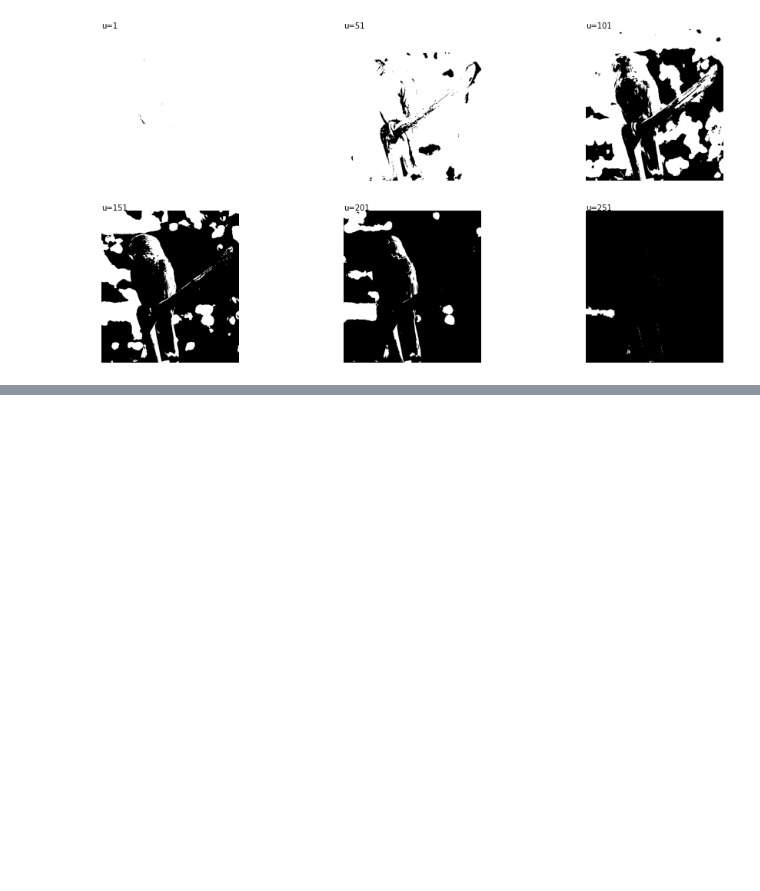
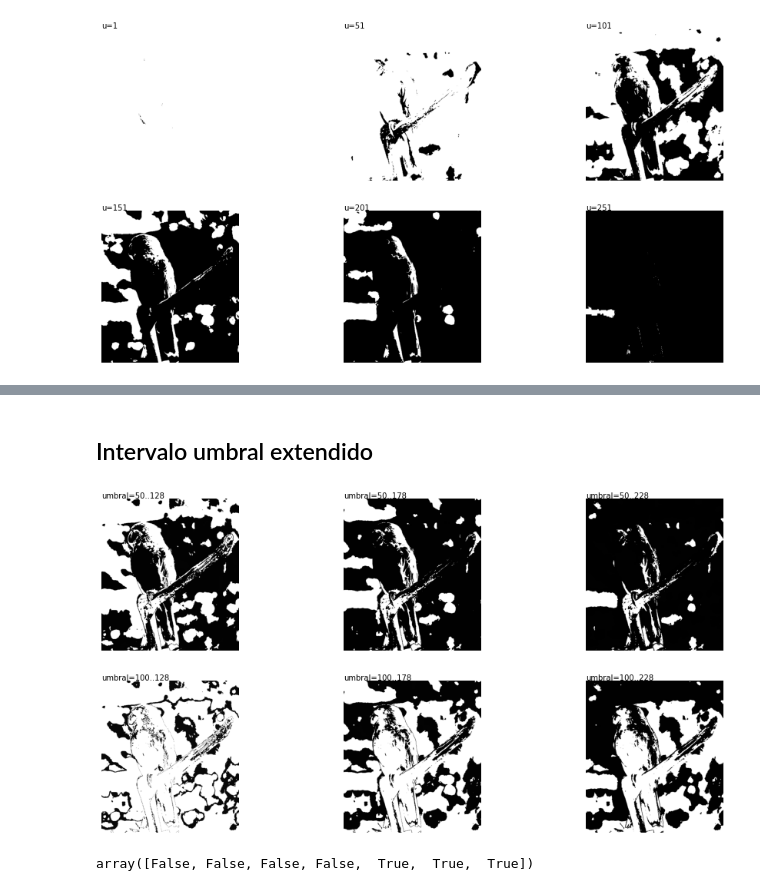
Before and after one commit to lmcanavals/dip, a Jupyter notebook: 02_01_basic_operations.ipynb, the cells around one changed output, grey strips where cells are left out. Drawn from its saved outputs; the diff is of its cells as text; code cells hidden in the pictures; blank space fills up the shorter version.

```diff
--- a/02_01_basic_operations.ipynb
+++ b/02_01_basic_operations.ipynb
@@ -54,0 +73,26 @@ plt.show()
+# %% [markdown]
+## Intervalo umbral extendido
+# %%
+fig = plt.figure(figsize=(16, 8))
+i = 1
+for u1 in range(50, 128, 50):
+  for u2 in range(128, 254, 50):
+    a = fig.add_subplot(2, 3, i)
+    i += 1
+    plt.axis('off')
+    aux = im.copy()
+    aux[aux < u1] = 255
+    aux[aux > u2] = 255
+    idx = (aux >= u1) & (aux <= u2)
+    aux[idx] = 255 * (aux[idx] - u1) / (u2 - u1)
+    plt.imshow(aux)
+    plt.text(0, 0, f"umbral={u1}..{u2}")
+plt.show()
+# %% [output]
+[figure, added]
+# %%
+a = np.array([1, 2, 3, 4, 5, 6, 7])
+a
+a > 4
+# %% [output]
+array([False, False, False, False,  True,  True,  True])
```
Also changed, not shown: parts of 3 cells of this notebook.
